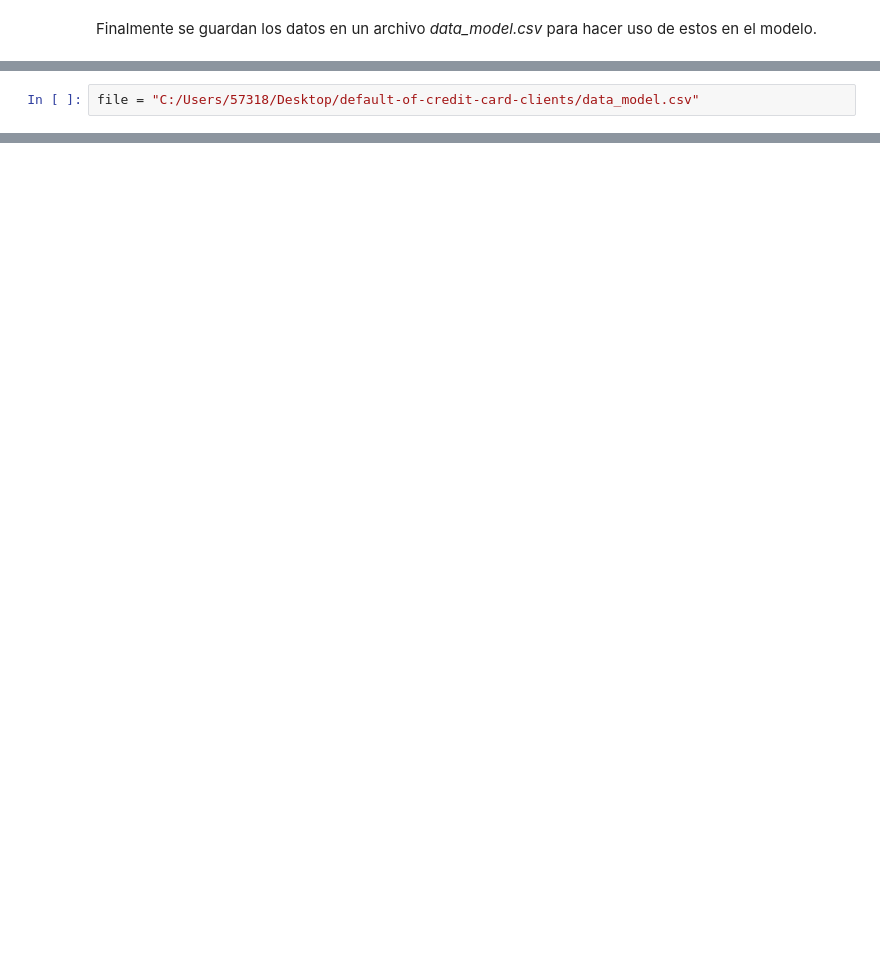
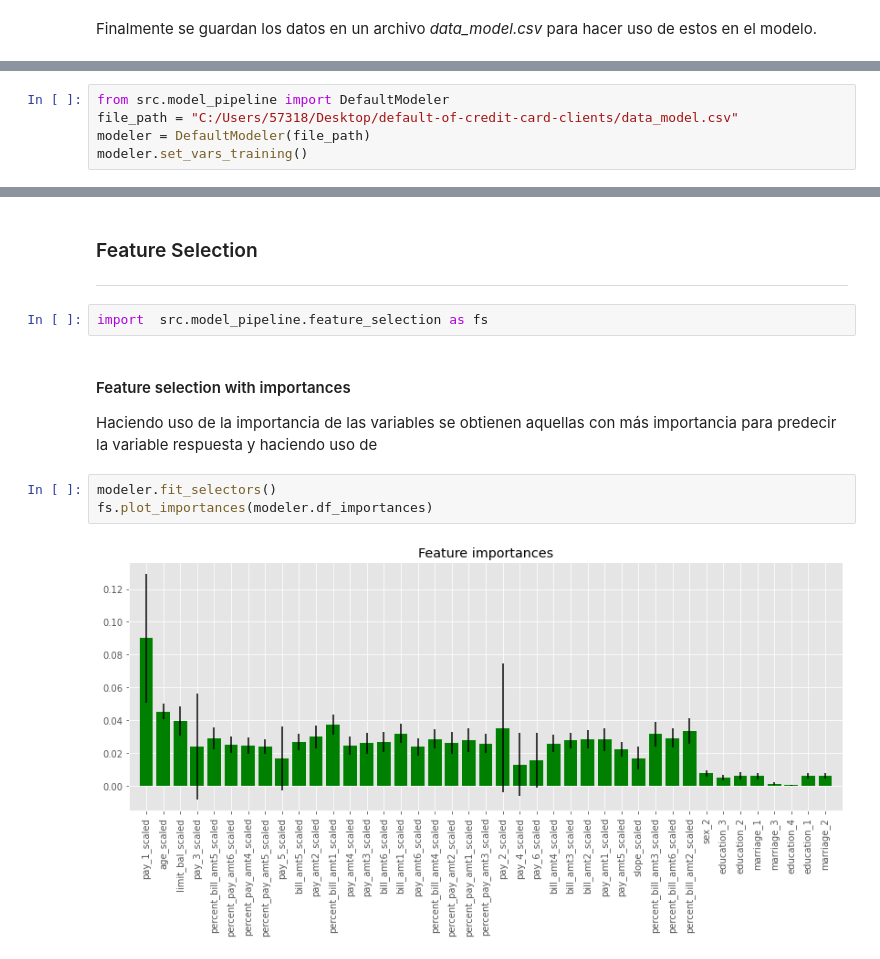
Before and after one commit to johanmarin/-default-of-credit-card-clients, a Jupyter notebook: analisis.ipynb, the cells around one changed output, grey strips where cells are left out. Cells and saved outputs as stored; diff of their text form; blank space fills up the shorter version.

Commit message:
add model pipeline and chage module structure

```diff
--- a/analisis.ipynb
+++ b/analisis.ipynb
@@ -163,2 +170,5 @@ from pathlib import Path
 # %%
-file = "C:/Users/57318/Desktop/default-of-credit-card-clients/data_model.csv"
+from src.model_pipeline import DefaultModeler
+file_path = "C:/Users/57318/Desktop/default-of-credit-card-clients/data_model.csv"
+modeler = DefaultModeler(file_path)
+modeler.set_vars_training()
@@ -164,0 +187,14 @@ file = "C:/Users/57318/Desktop/default-of-credit-card-clients/data_model.csv"
+# %% [markdown]
+### Feature Selection
+---
+# %%
+import  src.model_pipeline.feature_selection as fs
+# %% [markdown]
+#### Feature selection with importances
+
+Haciendo uso de la importancia de las variables se obtienen aquellas con más importancia para predecir la variable respuesta y haciendo uso de
+# %%
+modeler.fit_selectors()
+fs.plot_importances(modeler.df_importances)
+# %% [output]
+[figure, added]
```
Also changed, not shown: parts of 20 cells of this notebook, 22 other files.
